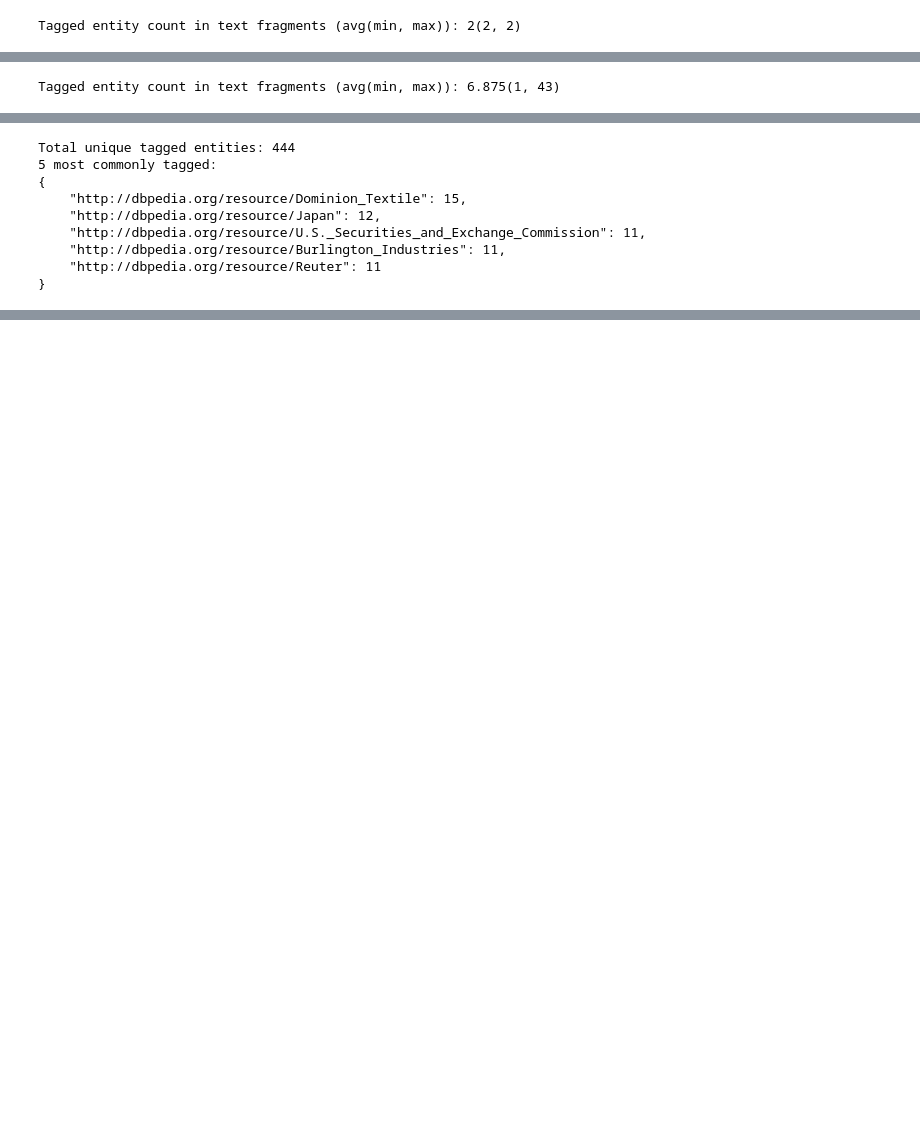
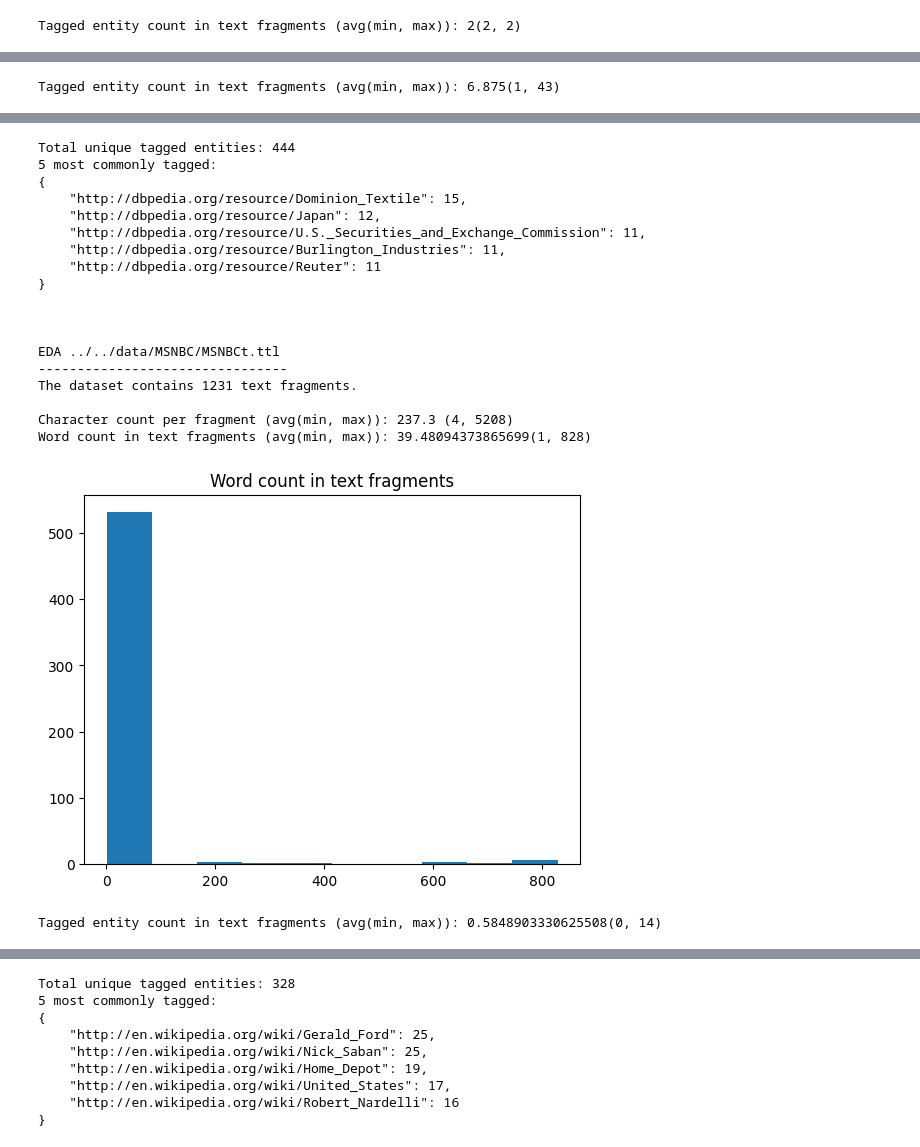
Before and after one commit to MZmuda-Trzebiatowski/Contextual-Augmentation-for-EL-using-LLMs, a Jupyter notebook: notebooks/eda/N3_eda.ipynb, the cells around one changed output, grey strips where cells are left out. Drawn from its saved outputs; the diff is of its cells as text; code cells hidden in the pictures; blank space fills up the shorter version.

```diff
--- a/N3_eda.ipynb
+++ b/notebooks/eda/N3_eda.ipynb
@@ -46,11 +46,11 @@ def eda_file(filename):
     tags = ttl_corpora_tags(filename)
     print(f"The dataset contains {len(tags)} text fragments.\n")
 
-    charlens = [len(t['corpus']) for t in tags]
+    charlens = [len(t['corpus']) for t in tags if t["corpus"]]
     print(f"Character count per fragment (avg(min, max)): "
           f"{statistics.mean(charlens):.1f} ({min(charlens)}, {max(charlens)})")
 
-    wordlens = [len(t['corpus'].split()) for t in tags]
+    wordlens = [len(t['corpus'].split()) for t in tags if t["corpus"]]
 
     print(f"Word count in text fragments (avg(min, max)): {statistics.mean(wordlens)}({min(wordlens)}, {max(wordlens)})")
 
@@ -75,7 +75,11 @@ def eda_file(filename):
     print(f"Total unique tagged entities: {len(tag_ents)}")
     print(f"5 most commonly tagged:\n{json.dumps(most_common_tags,indent=4)}")
 # %%
-for file in ["./N3/RSS-500.ttl", "./N3/Reuters-128.ttl"]:
+for file in [
+    "../../data/N3/RSS-500.ttl",
+    "../../data/N3/Reuters-128.ttl",
+    ]:
+
     eda_file(file)
     print("\n\n")
 # %% [output]
@@ -104,17 +108,28 @@ EDA ./N3/Reuters-128.ttl
 --------------------------------
 The dataset contains 128 text fragments.
 
 Character count per fragment (avg(min, max)): 752.4 (106, 5148)
 Word count in text fragments (avg(min, max)): 123.765625(18, 816)
 [figure]
 Tagged entity count in text fragments (avg(min, max)): 6.875(1, 43)
 [figure]
 Total unique tagged entities: 444
 5 most commonly tagged:
 {
     "http://dbpedia.org/resource/Dominion_Textile": 15,
     "http://dbpedia.org/resource/Japan": 12,
     "http://dbpedia.org/resource/U.S._Securities_and_Exchange_Commission": 11,
     "http://dbpedia.org/resource/Burlington_Industries": 11,
     "http://dbpedia.org/resource/Reuter": 11
 }
+
+
+
+EDA ../../data/MSNBC/MSNBCt.ttl
+--------------------------------
+The dataset contains 1231 text fragments.
+
+Character count per fragment (avg(min, max)): 237.3 (4, 5208)
+Word count in text fragments (avg(min, max)): 39.48094373865699(1, 828)
+[figure, added]
+Tagged entity count in text fragments (avg(min, max)): 0.5848903330625508(0, 14)
@@ -120,0 +137,9 @@ Total unique tagged entities: 444
+Total unique tagged entities: 328
+5 most commonly tagged:
+{
+    "http://en.wikipedia.org/wiki/Gerald_Ford": 25,
+    "http://en.wikipedia.org/wiki/Nick_Saban": 25,
+    "http://en.wikipedia.org/wiki/Home_Depot": 19,
+    "http://en.wikipedia.org/wiki/United_States": 17,
+    "http://en.wikipedia.org/wiki/Robert_Nardelli": 16
+}
```
Also changed, not shown: parts of 1 cell of this notebook, 30 other files.
